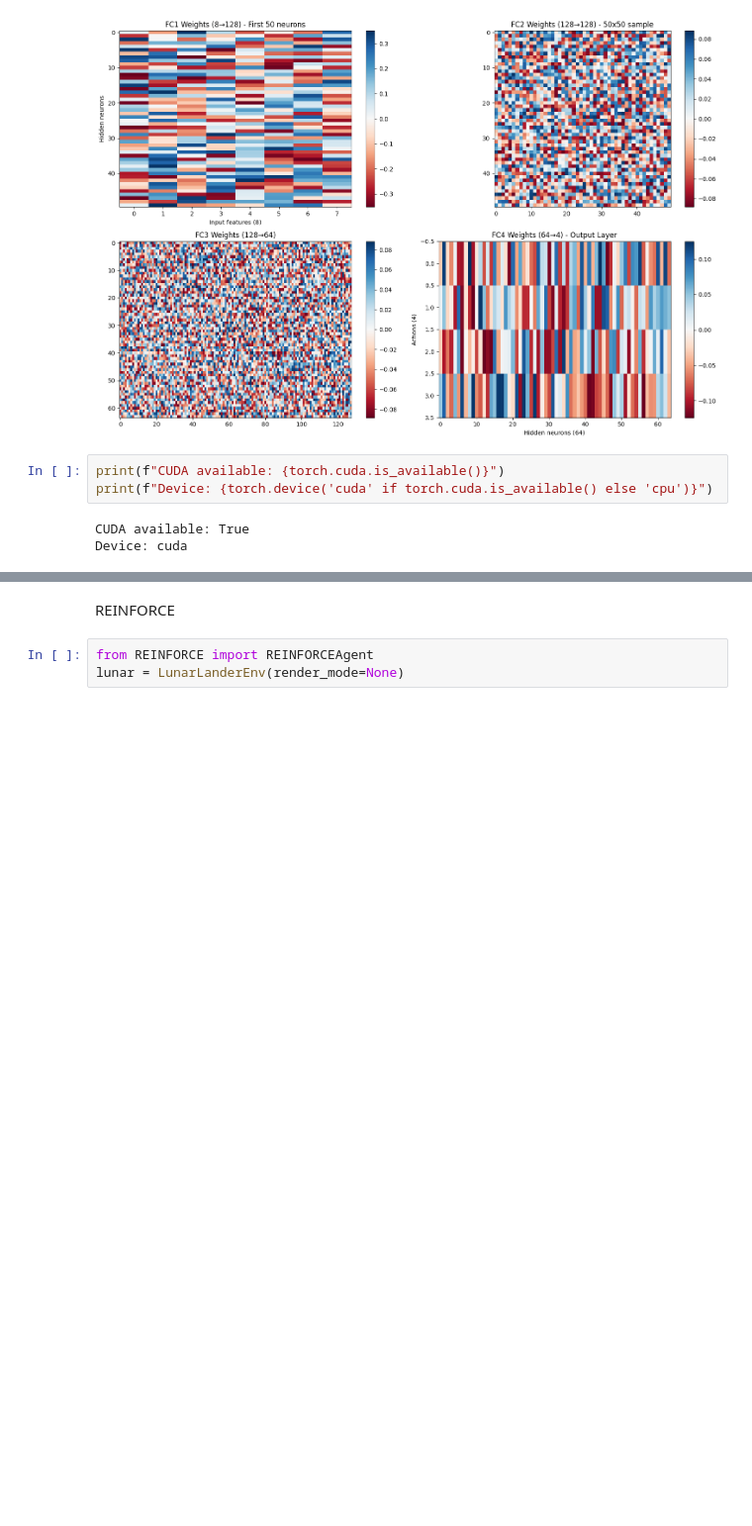
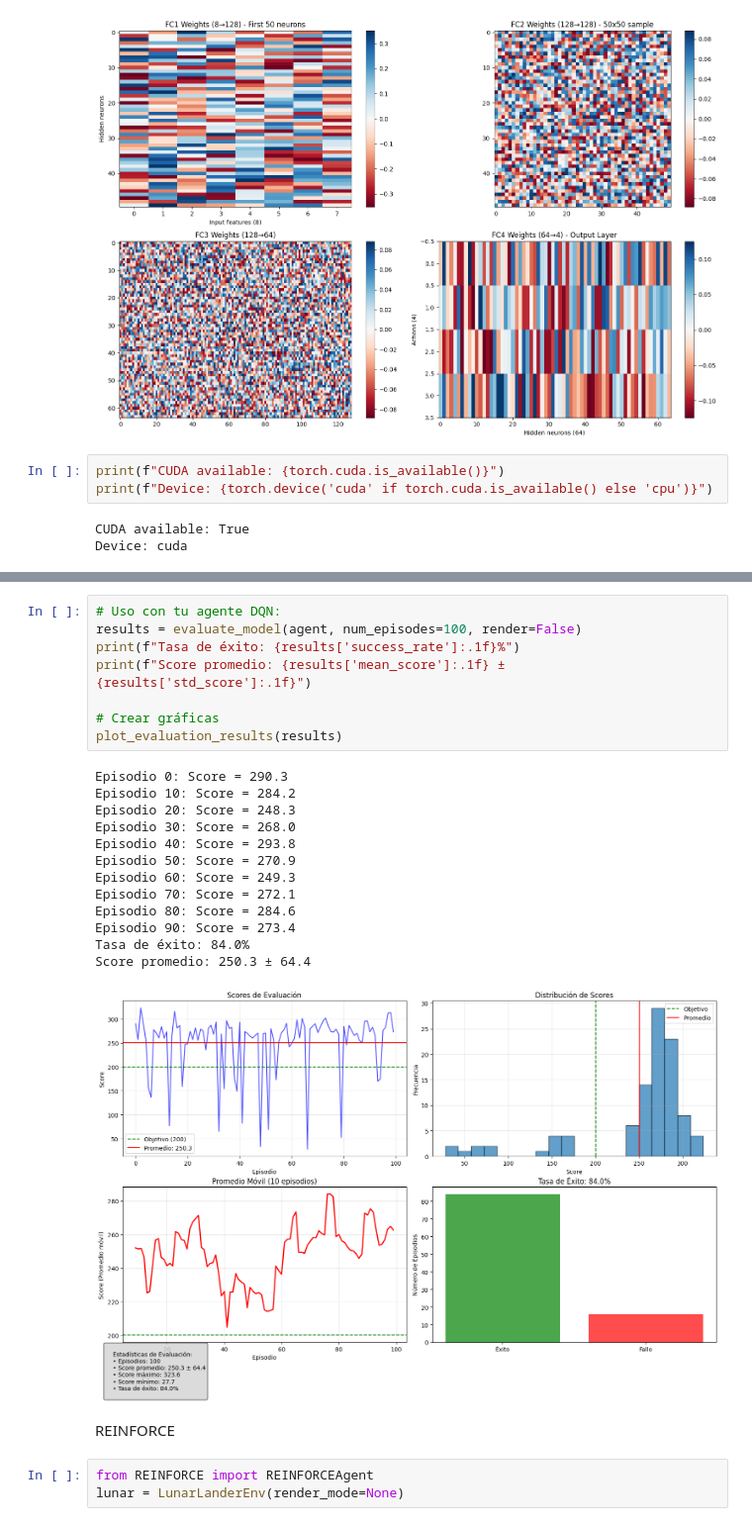
Before and after one commit to alevelmol/Aprendizaje-por-Refuerzo-en-Lunar-Lander, a Jupyter notebook: LunarRL-con cambios.ipynb, the cells around one changed output, grey strips where cells are left out. Shown at 99% size. Cells and saved outputs as stored; diff of their text form; blank space fills up the shorter version.

Commit message:
Adds old training data, and automatic testing and graphs methods

```diff
--- a/LunarRL-con cambios.ipynb
+++ b/LunarRL-con cambios.ipynb
@@ -569,3 +666,25 @@ Device: cuda
+# %%
+# Uso con tu agente DQN:
+results = evaluate_model(agent, num_episodes=100, render=False)
+print(f"Tasa de éxito: {results['success_rate']:.1f}%")
+print(f"Score promedio: {results['mean_score']:.1f} ± {results['std_score']:.1f}")
+
+# Crear gráficas
+plot_evaluation_results(results)
+# %% [output]
+Episodio 0: Score = 290.3
+Episodio 10: Score = 284.2
+Episodio 20: Score = 248.3
+Episodio 30: Score = 268.0
+Episodio 40: Score = 293.8
+Episodio 50: Score = 270.9
+Episodio 60: Score = 249.3
+Episodio 70: Score = 272.1
+Episodio 80: Score = 284.6
+Episodio 90: Score = 273.4
+Tasa de éxito: 84.0%
+Score promedio: 250.3 ± 64.4
+[figure, added]
 # %% [markdown]
 REINFORCE
 # %%
```
Also changed, not shown: parts of 4 cells of this notebook, 18 other files.
